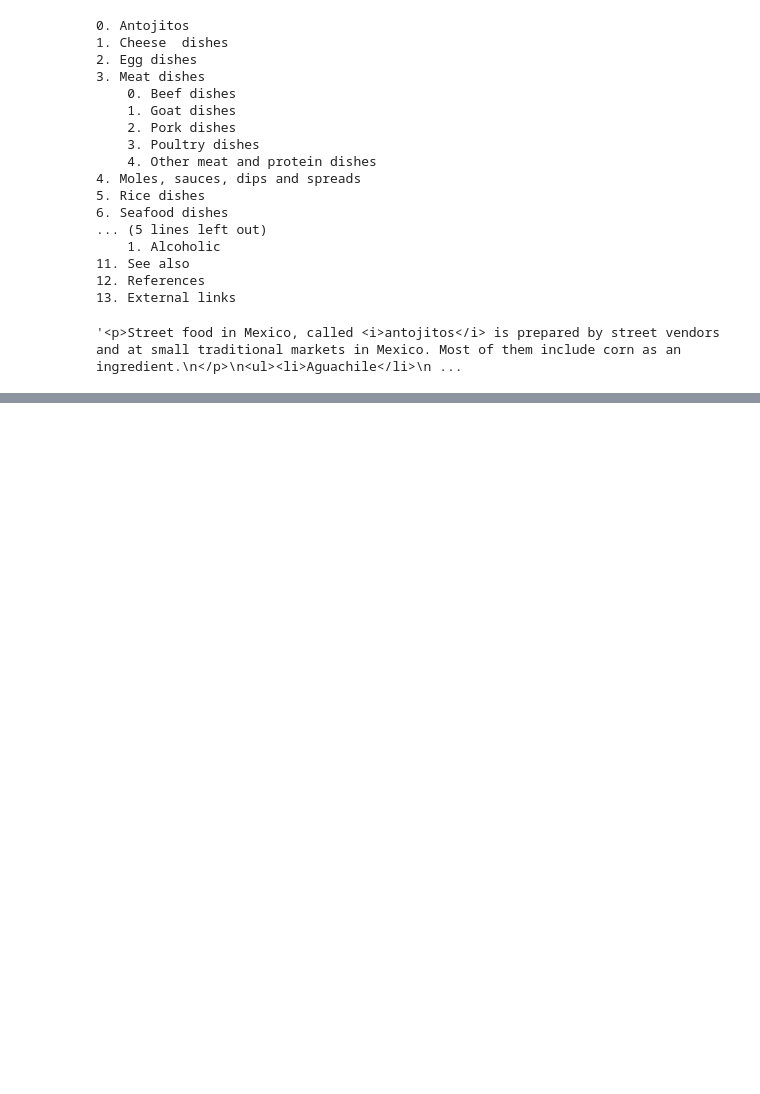
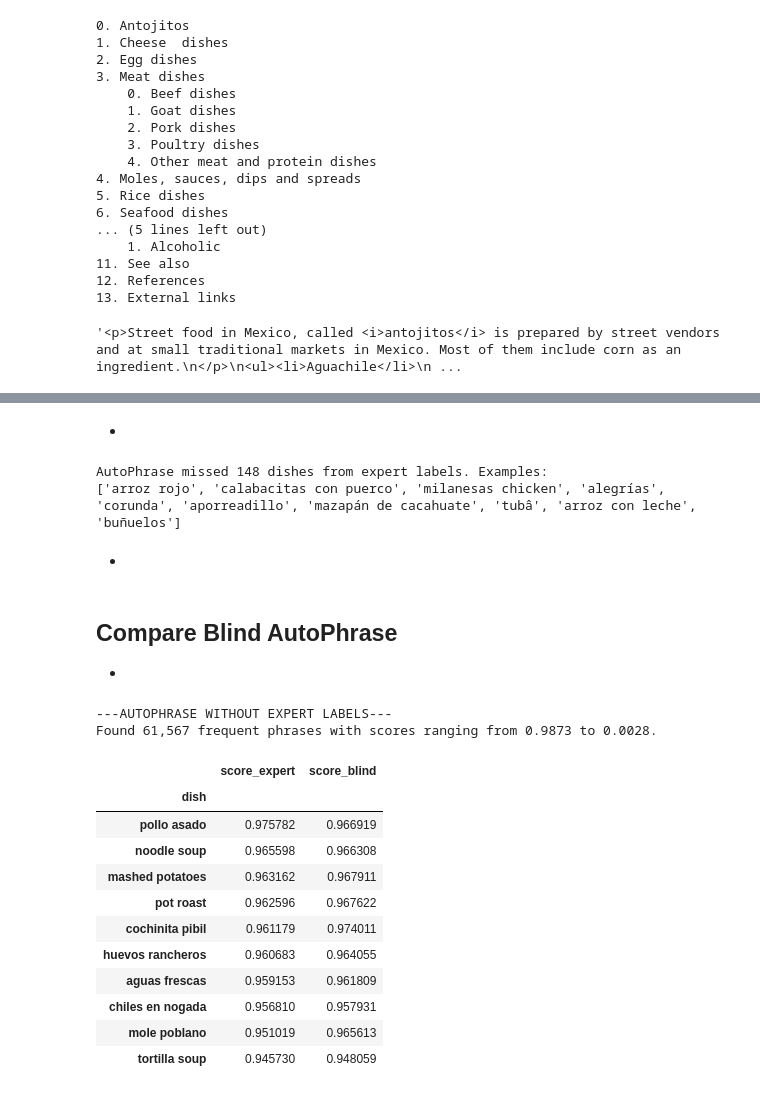
Before and after one commit to l0neJT/uoi-coursera-data-mining, a Jupyter notebook: capstone/task03-mine-popular-dishes.ipynb, the cells around one changed output, grey strips where cells are left out. Drawn from its saved outputs; the diff is of its cells as text; code cells hidden in the pictures; blank space fills up the shorter version.

```diff
--- a/capstone/task03-mine-popular-dishes.ipynb
+++ b/capstone/task03-mine-popular-dishes.ipynb
@@ -571,0 +389,15 @@ Zooming in shows the value of clustering. Cuisines with strong similarities in t
+# %% [markdown]
+*
+# %%
+# List missed dishes
+print("AutoPhrase missed {:,} dishes from expert labels. Examples:".format(len(dishesNotInPhrases)))
+print(list(dishesNotInPhrases)[:10])
+# %% [output]
+AutoPhrase missed 148 dishes from expert labels. Examples:
+['arroz rojo', 'calabacitas con puerco', 'milanesas chicken', 'alegrías', 'corunda', 'aporreadillo', 'mazapán de cacahuate', 'tubâ', 'arroz con leche', 'buñuelos']
+# %% [markdown]
+*
+# %% [markdown]
+## Compare Blind AutoPhrase
+
+*
@@ -571,0 +409,10 @@ Zooming in shows the value of clustering. Cuisines with strong similarities in t
+# %%
+# Print dish list shape and head
+print("---AUTOPHRASE WITHOUT EXPERT LABELS---")
+print("Found {:,} frequent phrases with scores ranging from {:.4f} to {:.4f}.".format(\
+        dfPhrasesBlind.shape[0], \
+        max(dfPhrasesBlind.score), \
+        min(dfPhrasesBlind.score)))
+# %% [output]
+---AUTOPHRASE WITHOUT EXPERT LABELS---
+Found 61,567 frequent phrases with scores ranging from 0.9873 to 0.0028.
@@ -571,0 +423,24 @@ Zooming in shows the value of clustering. Cuisines with strong similarities in t
+# %%
+# Re-create expert dish, frequent phrase, interestion, and
+# difference sets
+dishes = set(dfMexDishes[dfMexDishes.include_combined].index)
+phrases = set(dfPhrases.index)
+dishesInPhrases = dishes.intersection(phrases)
+dishesNotInPhrases = dishes.difference(phrases)
+# %%
+# List top-10 dishes in frequent phrases
+dfPhrases.loc[dishesInPhrases].sort_values("score_expert", \
+                                           ascending=False).head(10)
+# %% [output]
+|  | score_expert | score_blind |
+| dish |  |  |
+| pollo asado | 0.975782 | 0.966919 |
+| noodle soup | 0.965598 | 0.966308 |
+| mashed potatoes | 0.963162 | 0.967911 |
+| pot roast | 0.962596 | 0.967622 |
+| cochinita pibil | 0.961179 | 0.974011 |
+| huevos rancheros | 0.960683 | 0.964055 |
+| aguas frescas | 0.959153 | 0.961809 |
+| chiles en nogada | 0.956810 | 0.957931 |
+| mole poblano | 0.951019 | 0.965613 |
+| tortilla soup | 0.945730 | 0.948059 |
```
Also changed, not shown: parts of 111 cells of this notebook, 1 other file.
